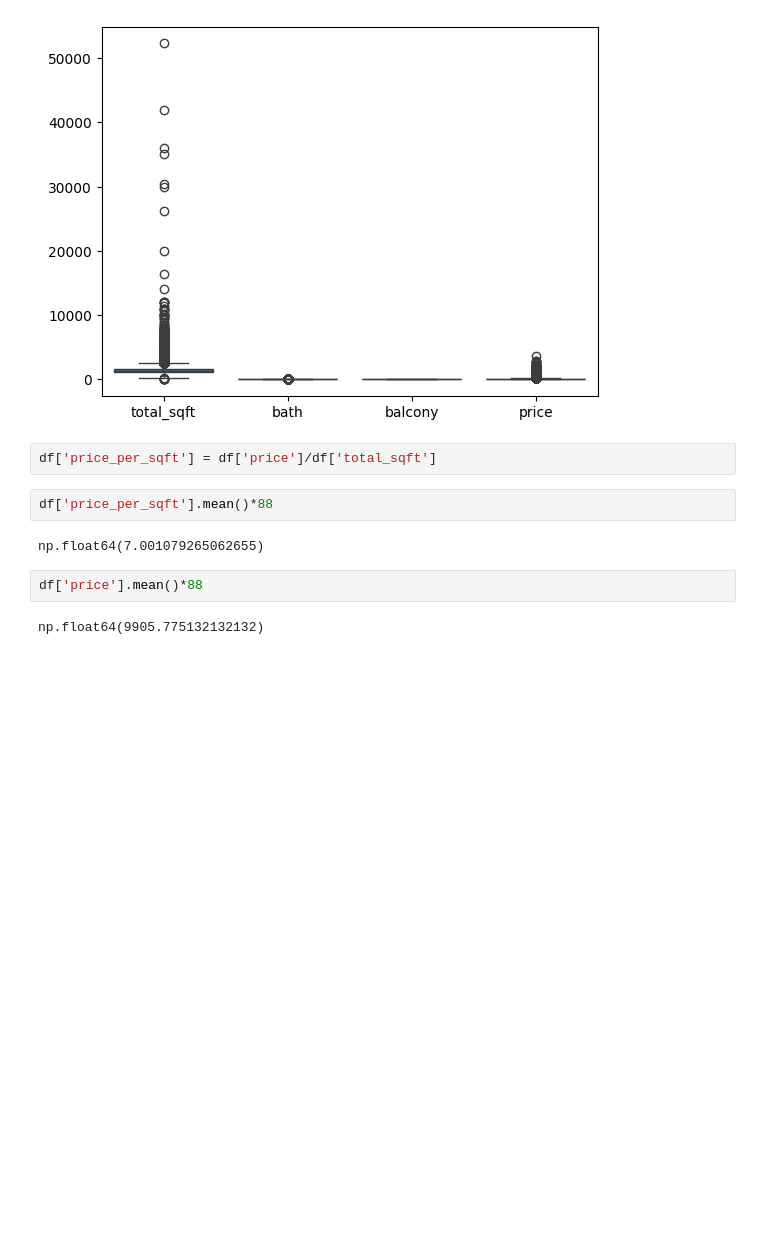
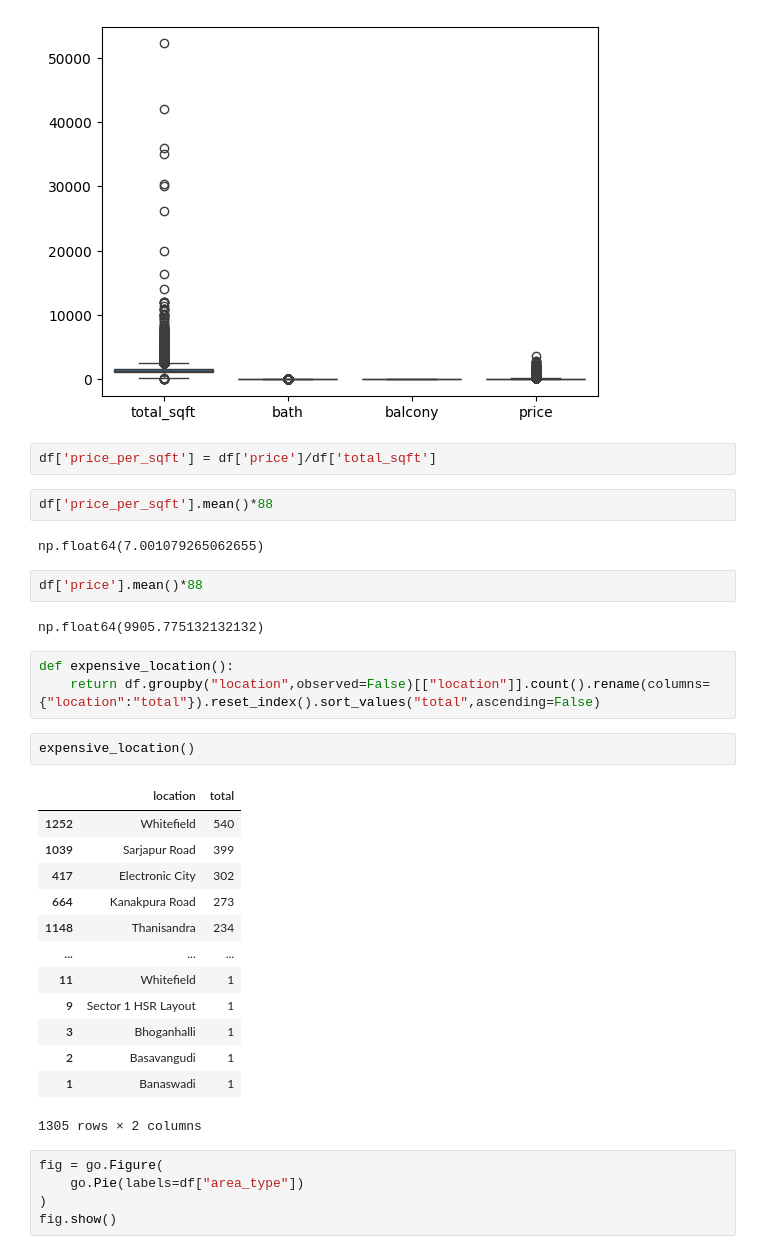
Before and after one commit to soumya-569/ML-Projects, a Jupyter notebook: Streamlit Apps/Bangalore Housing Price App/test.ipynb, the cells around one changed output. Cells and saved outputs as stored; diff of their text form; blank space fills up the shorter version.

```diff
--- a/Streamlit Apps/Bangalore Housing Price App/test.ipynb
+++ b/Streamlit Apps/Bangalore Housing Price App/test.ipynb
@@ -102,3 +102,27 @@ np.float64(7.001079265062655)
 df['price'].mean()*88
 # %% [output]
 np.float64(9905.775132132132)
+# %%
+def expensive_location():
+    return df.groupby("location",observed=False)[["location"]].count().rename(columns={"location":"total"}).reset_index().sort_values("total",ascending=False)
+# %%
+expensive_location()
+# %% [output]
+|  | location | total |
+| 1252 | Whitefield | 540 |
+| 1039 | Sarjapur Road | 399 |
+| 417 | Electronic City | 302 |
+| 664 | Kanakpura Road | 273 |
+| 1148 | Thanisandra | 234 |
+| ... | ... | ... |
+| 11 | Whitefield | 1 |
+| 9 | Sector 1 HSR Layout | 1 |
+| 3 | Bhoganhalli | 1 |
+| 2 | Basavangudi | 1 |
+| 1 | Banaswadi | 1 |
+1305 rows × 2 columns
+# %%
+fig = go.Figure(
+    go.Pie(labels=df["area_type"])
+)
+fig.show()
```
Also changed, not shown: parts of 2 cells of this notebook, 3 other files.
